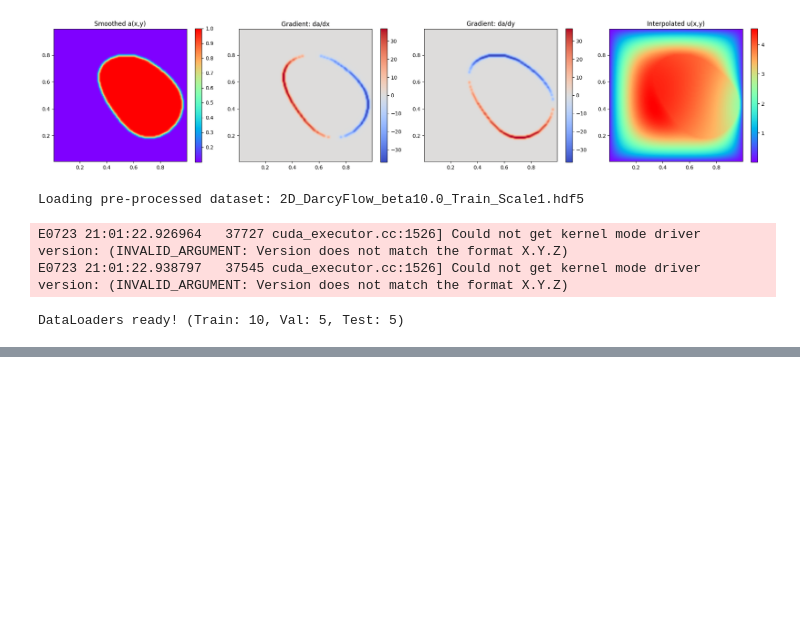
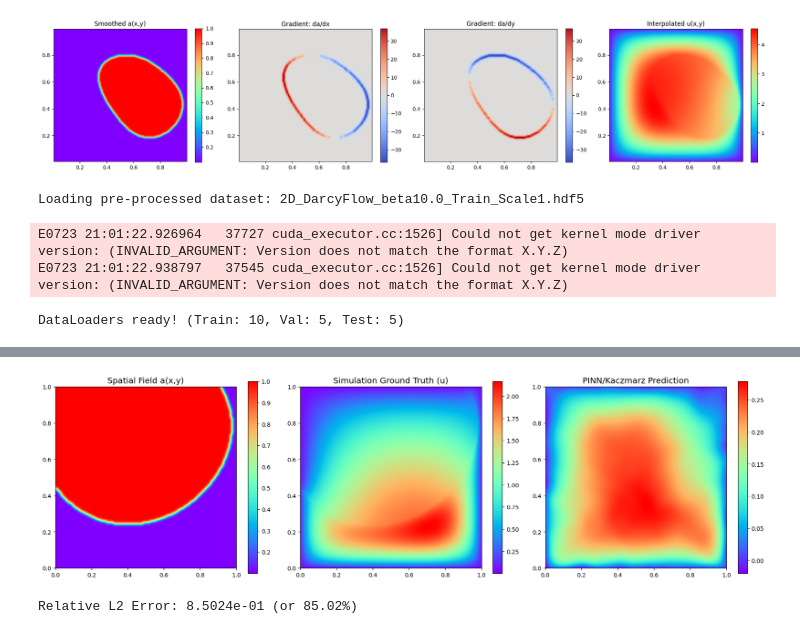
Before and after one commit to wang-yuancheng/piml, a Jupyter notebook: notebooks/darcy_flow_solver_kaczmarz_noconcat.ipynb, the cells around one changed output, grey strips where cells are left out. Saved outputs shown, nothing was run; the diff lists cells and outputs as text; code cells hidden in the pictures; blank space fills up the shorter version.

```diff
--- a/notebooks/darcy_flow_solver_kaczmarz_noconcat.ipynb
+++ b/notebooks/darcy_flow_solver_kaczmarz_noconcat.ipynb
@@ -34,7 +34,7 @@ DATA_DIR = Path.cwd().parent.parent / "data" / "darcy_flow_data"
 scale_factor = 1
 FILE_PATH = DATA_DIR / f"2D_DarcyFlow_beta10.0_Train_Scale{scale_factor}.hdf5"
 # %%
-epochs = 300
+epochs = 100
 M = 1024
 chunk_size = 256
 hidden_layers = [512, 512, 512, 512]
@@ -567,5 +569,5 @@ plt.show()
 # %%
-test_idx = 0
+test_idx = 2
 a_sample, a_x_sample, a_y_sample, u_sim_sample = test_dataset[test_idx]
 
 # Expand dimensions to properly mimic an isolated batch size of 1
@@ -577,43 +579,48 @@ raw_val = params['params']['raw_lambda'][0]
 learned_lambda = 10 ** (jnp.tanh(raw_val) * 3 - 2)
 
 rng_plot = jax.random.PRNGKey(1)
-plot_spatial_idx = jax.random.choice(rng_plot, jnp.arange(nx * ny), shape=(spatial_batch_size,), replace=False)
+plot_spatial_idx = jax.random.choice(rng_plot, jnp.arange(fine_nx * fine_ny), shape=(spatial_batch_size,), replace=False)
 
 w_plot_batch = update_kaczmarz_batch(
     params,
     x[plot_spatial_idx], y[plot_spatial_idx],
     a_batch[:, plot_spatial_idx, :], a_x_batch[:, plot_spatial_idx, :], a_y_batch[:, plot_spatial_idx, :],
     x_bc, y_bc, bc_val_array,
-    total_features, chunk_size, spatial_chunk_size, kaczmarz_alpha, learned_lambda, kaczmarz_sweeps
+    total_features, spatial_chunk_size, kaczmarz_alpha, learned_lambda, kaczmarz_sweeps
 )
 
 w_plot = w_plot_batch[0]
-u_pred = predict_u_single(params, x, y, w_plot, total_features, chunk_size)
+
+# FIX 3: Removed the extra `total_features` and `chunk_size` arguments
+u_pred = predict_u_single(params, x, y, w_plot)
 
 a_plot = a_sample.reshape(fine_nx, fine_ny).T
 u_sim_plot = u_sim_sample.reshape(fine_nx, fine_ny).T
 u_pred_plot = u_pred.reshape(fine_nx, fine_ny).T
 
 ext = [0.0, 1.0, 0.0, 1.0]
 fig, axes = plt.subplots(1, 3, figsize=(18, 5))
 
 mesh1 = axes[0].imshow(a_plot, interpolation='bilinear', origin='lower', cmap='rainbow', extent=ext, aspect=1.)
 fig.colorbar(mesh1, ax=axes[0])
 axes[0].set_title(f'Spatial Field a(x,y)', fontsize='x-large')
 
 mesh2 = axes[1].imshow(u_sim_plot, interpolation='bilinear', origin='lower', cmap='rainbow', extent=ext, aspect=1)
 fig.colorbar(mesh2, ax=axes[1])
 axes[1].set_title('Simulation Ground Truth (u)', fontsize='x-large')
 
 mesh3 = axes[2].imshow(u_pred_plot, interpolation='bilinear', origin='lower', cmap='rainbow', extent=ext, aspect=1)
 fig.colorbar(mesh3, ax=axes[2])
 axes[2].set_title('PINN/Kaczmarz Prediction', fontsize='x-large')
 
 plt.tight_layout()
 plt.show()
 
 # Relative L2 Error
 error_l2_norm = jnp.linalg.norm(u_pred.flatten() - u_sim_sample.flatten())
 true_l2_norm = jnp.linalg.norm(u_sim_sample.flatten())
 relative_l2 = error_l2_norm / true_l2_norm
 print(f"Relative L2 Error: {relative_l2:.4e} (or {relative_l2 * 100:.2f}%)")
+# %% [output]
+[figure, added]
+Relative L2 Error: 8.5024e-01 (or 85.02%)
```
Also changed, not shown: parts of 2 cells of this notebook, 12 other files.
